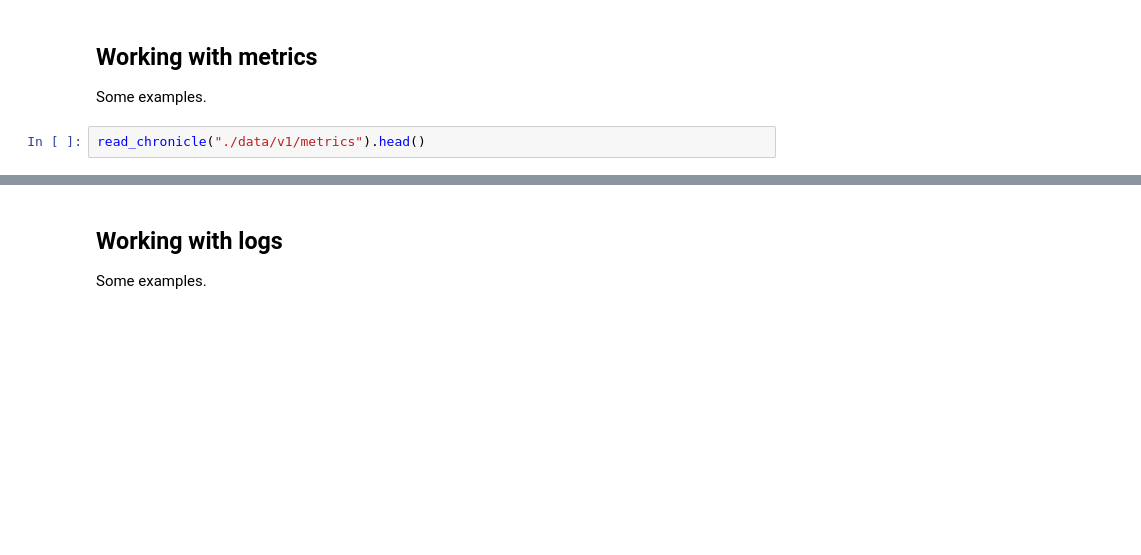
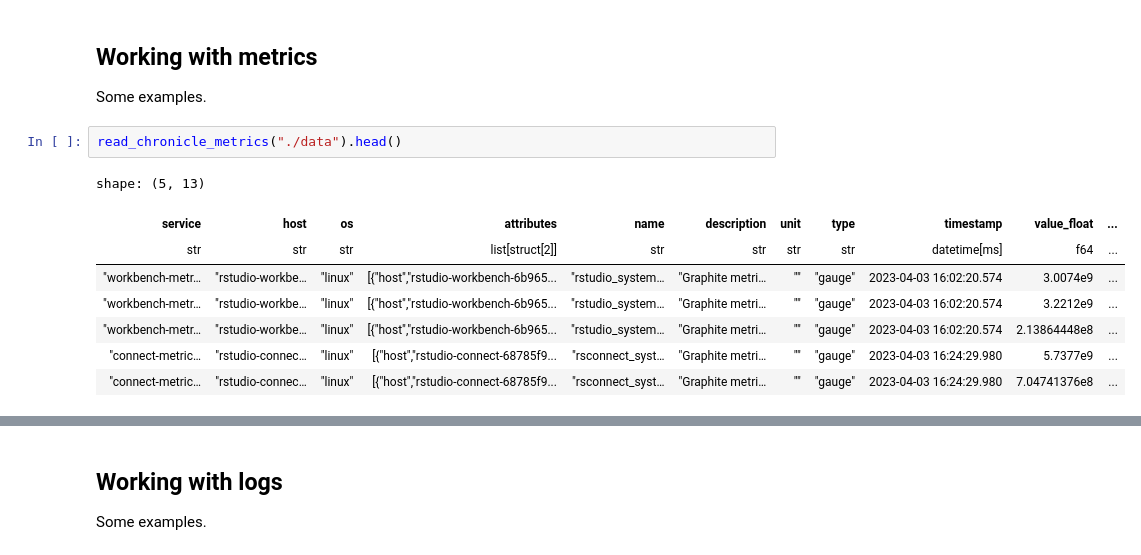
Before and after one commit to andrie/py-chronicle, a Jupyter notebook: nbs/index.ipynb, the cells around one changed output, grey strips where cells are left out. Saved outputs shown, nothing was run; the diff lists cells and outputs as text; blank space fills up the shorter version.

Commit message:
export read_chronicle_logs() and read_chronicle_metrics()

```diff
--- a/nbs/index.ipynb
+++ b/nbs/index.ipynb
@@ -78,5 +78,14 @@ Inside both `logs` and `metrics` the data is stored by date, separated by year,
 
 Some examples.
 # %%
-read_chronicle("./data/v1/metrics").head()
+read_chronicle_metrics("./data").head()
+# %% [output]
+shape: (5, 13)
+| service | host | os | attributes | name | description | unit | type | timestamp | value_float | ... |
+| str | str | str | list[struct[2]] | str | str | str | str | datetime[ms] | f64 | ... |
+| "workbench-metr… | "rstudio-workbe… | "linux" | [{"host","rstudio-workbench-6b965... | "rstudio_system… | "Graphite metri… | "" | "gauge" | 2023-04-03 16:02:20.574 | 3.0074e9 | ... |
+| "workbench-metr… | "rstudio-workbe… | "linux" | [{"host","rstudio-workbench-6b965... | "rstudio_system… | "Graphite metri… | "" | "gauge" | 2023-04-03 16:02:20.574 | 3.2212e9 | ... |
+| "workbench-metr… | "rstudio-workbe… | "linux" | [{"host","rstudio-workbench-6b965... | "rstudio_system… | "Graphite metri… | "" | "gauge" | 2023-04-03 16:02:20.574 | 2.13864448e8 | ... |
+| "connect-metric… | "rstudio-connec… | "linux" | [{"host","rstudio-connect-68785f9... | "rsconnect_syst… | "Graphite metri… | "" | "gauge" | 2023-04-03 16:24:29.980 | 5.7377e9 | ... |
+| "connect-metric… | "rstudio-connec… | "linux" | [{"host","rstudio-connect-68785f9... | "rsconnect_syst… | "Graphite metri… | "" | "gauge" | 2023-04-03 16:24:29.980 | 7.04741376e8 | ... |
 # %%
```
Also changed, not shown: parts of 6 cells of this notebook, 9 other files.
